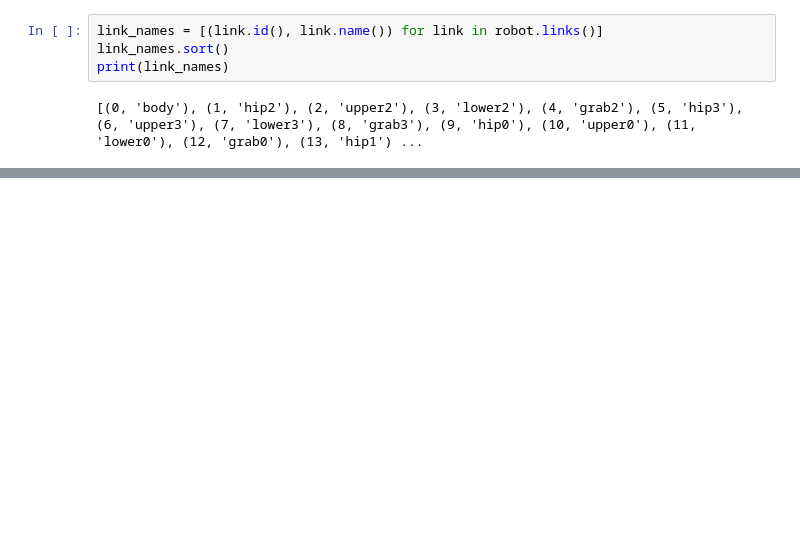
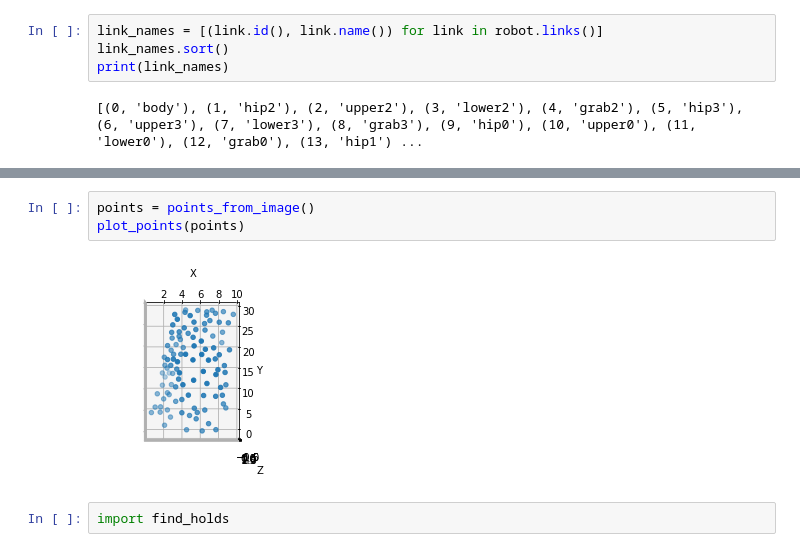
Before and after one commit to borglab/GTDynamics, a Jupyter notebook: python/notebooks/climbing_robot.ipynb, the cells around one changed output, grey strips where cells are left out. Cells and saved outputs as stored; diff of their text form; blank space fills up the shorter version.

```diff
--- a/python/notebooks/climbing_robot.ipynb
+++ b/python/notebooks/climbing_robot.ipynb
@@ -182,0 +272,7 @@ NameError: name '_link_name_to_index' is not defined
+# %%
+points = points_from_image()
+plot_points(points)
+# %% [output]
+[figure, added]
+# %%
+import find_holds
```
Also changed, not shown: parts of 16 cells of this notebook, 4 other files.
